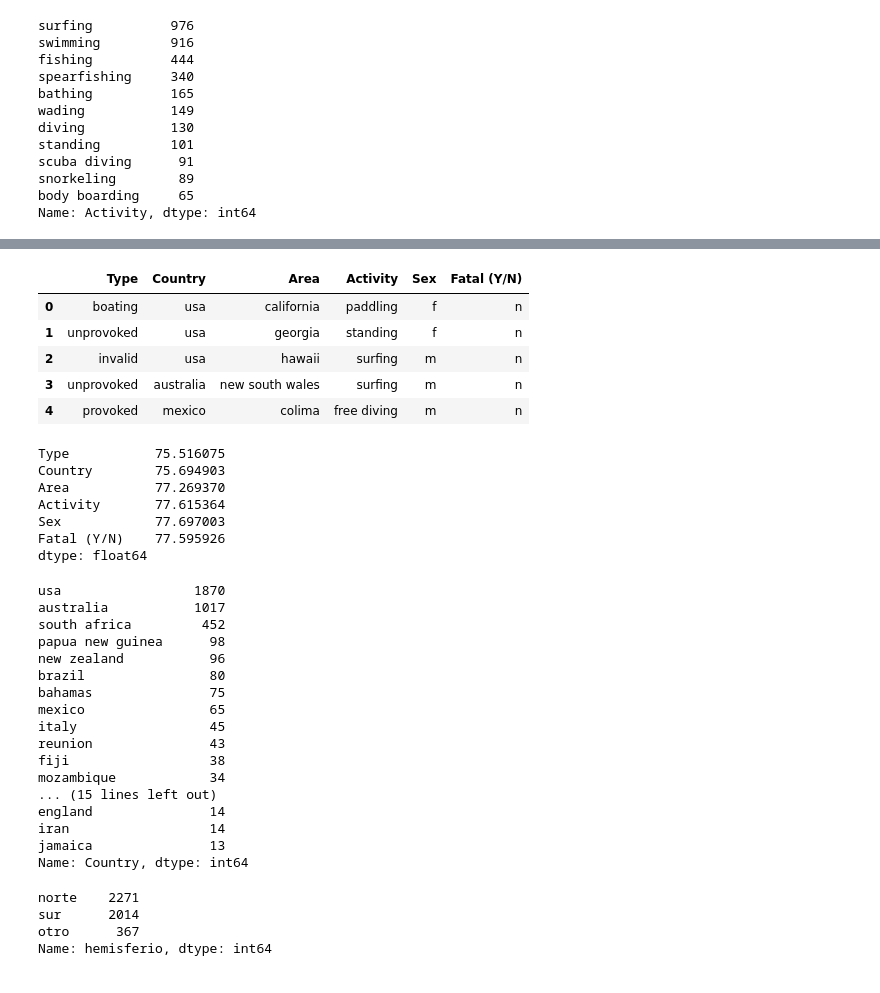
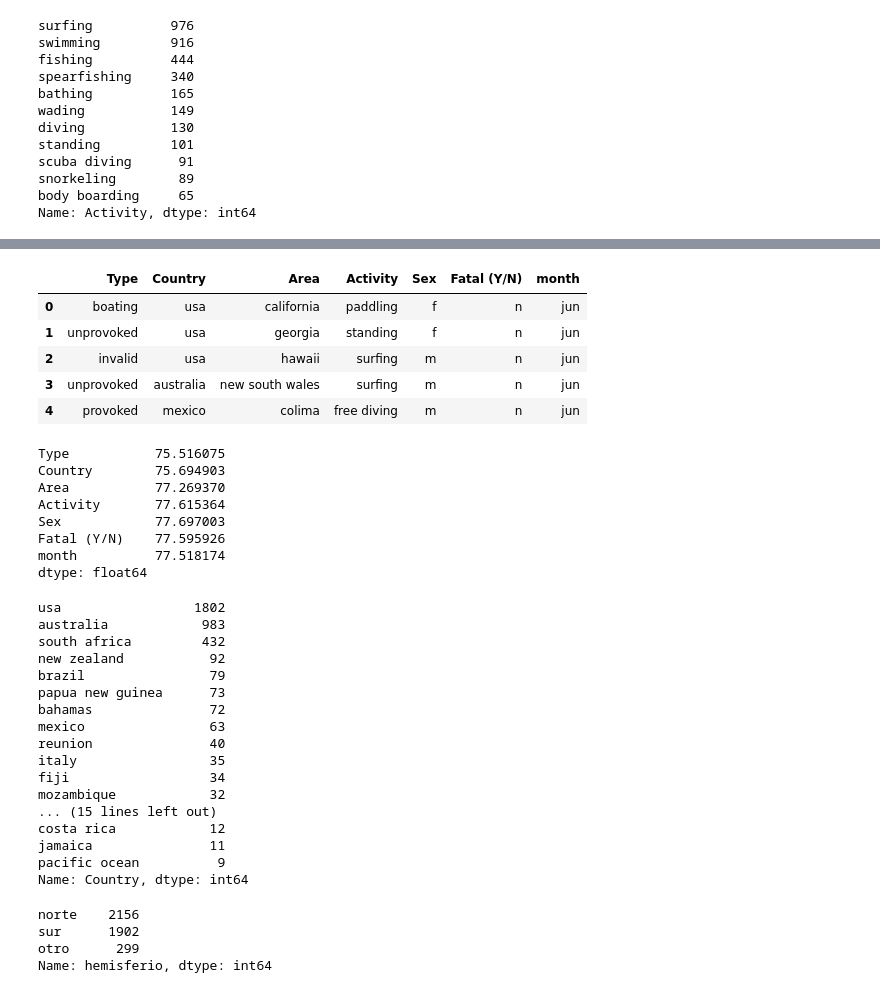
Before and after one commit to candelagarciafdez/data-cleaning-sharks, a Jupyter notebook: clean.ipynb, the cells around one changed output, grey strips where cells are left out. Saved outputs shown, nothing was run; the diff lists cells and outputs as text; code cells hidden in the pictures.

```diff
--- a/clean.ipynb
+++ b/clean.ipynb
@@ -182,18 +184,18 @@ Name: Species, Length: 1421, dtype: int64
 # %%
 # Case number parece ser la fecha, ya codificada en Date, y no aporta información
 # El año no nos interesa
 # Los nombres no aportan información, ni los de los investigadores, ni la edad
 # los enlaces a la descripción de los casos, y demás, tampoco
-df.drop(columns = df.columns[15:], inplace = True)
+df.drop(columns = df.columns[15:-1], inplace = True)
 df.drop(columns = ["Case Number", "Name", "Age", "Date", "Year", "Location", "Injury", "Species", "Time"], inplace = True)
 df.head()
 # %% [output]
-|  | Type | Country | Area | Activity | Sex | Fatal (Y/N) |
-| 0 | boating | usa | california | paddling | f | n |
-| 1 | unprovoked | usa | georgia | standing | f | n |
-| 2 | invalid | usa | hawaii | surfing | m | n |
-| 3 | unprovoked | australia | new south wales | surfing | m | n |
-| 4 | provoked | mexico | colima | free diving | m | n |
+|  | Type | Country | Area | Activity | Sex | Fatal (Y/N) | month |
+| 0 | boating | usa | california | paddling | f | n | jun |
+| 1 | unprovoked | usa | georgia | standing | f | n | jun |
+| 2 | invalid | usa | hawaii | surfing | m | n | jun |
+| 3 | unprovoked | australia | new south wales | surfing | m | n | jun |
+| 4 | provoked | mexico | colima | free diving | m | n | jun |
 # %%
 # missing
 100*df.isna().sum(axis = 0)/df.shape[0]
@@ -204,28 +206,29 @@ Area           77.269370
 Activity       77.615364
 Sex            77.697003
 Fatal (Y/N)    77.595926
+month          77.518174
 dtype: float64
 # %%
 df.dropna(inplace = True)
 # %%
 df.Country.value_counts()[:30]
 # %% [output]
-usa                 1870
-australia           1017
-south africa         452
-papua new guinea      98
-new zealand           96
-brazil                80
-bahamas               75
-mexico                65
-italy                 45
-reunion               43
-fiji                  38
-mozambique            34
+usa                 1802
+australia            983
+south africa         432
+new zealand           92
+brazil                79
+papua new guinea      73
+bahamas               72
+mexico                63
+reunion               40
+italy                 35
+fiji                  34
+mozambique            32
 ... (15 lines left out)
-england               14
-iran                  14
-jamaica               13
+costa rica            12
+jamaica               11
+pacific ocean          9
 Name: Country, dtype: int64
 # %%
 # Codificamos los 30 países más comunes por hemisferio (norte/sur)
@@ -273,9 +276,9 @@ df['hemisferio'] = df.Country.apply(func_hemisferio)
 # %%
 df['hemisferio'].value_counts()
 # %% [output]
-norte    2271
-sur      2014
-otro      367
+norte    2156
+sur      1902
+otro      299
 Name: hemisferio, dtype: int64
 # %%
 # Agrupemos el resto de valores
```
Also changed, not shown: parts of 7 cells of this notebook, 1 other file.
